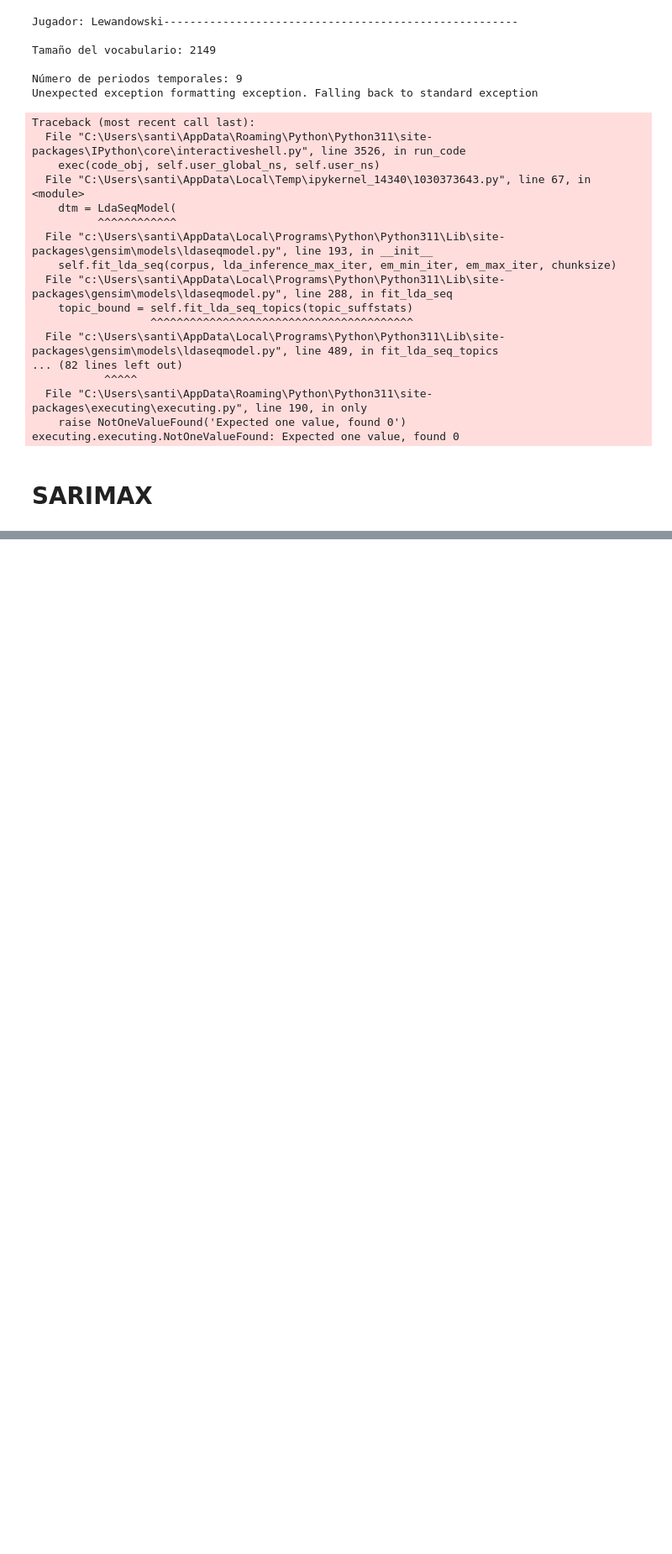
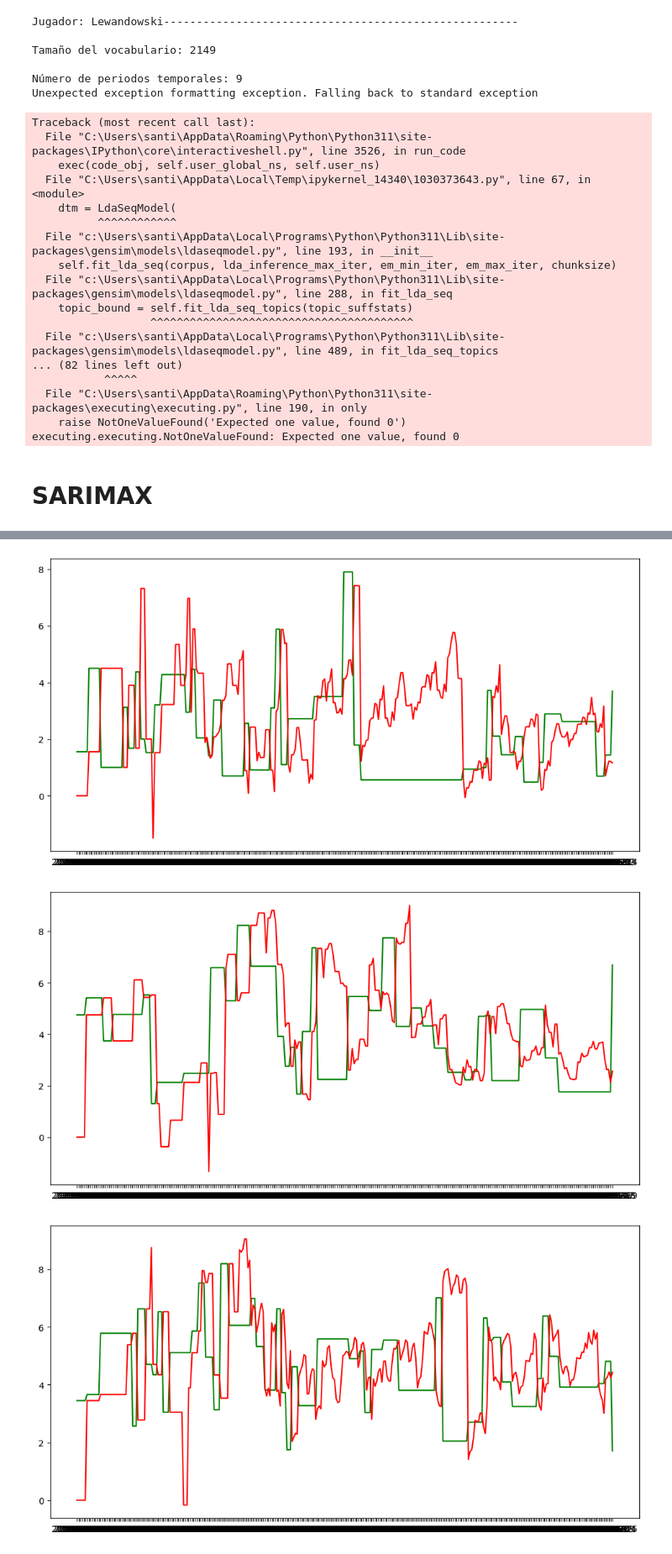
Before and after one commit to Santiagodiz/PlayerPulse, a Jupyter notebook: data/sarimax.ipynb, the cells around one changed output, grey strips where cells are left out. Shown at 84% size. Cells and saved outputs as stored; diff of their text form; code cells hidden in the pictures; blank space fills up the shorter version.

```diff
--- a/data/sarimax.ipynb
+++ b/data/sarimax.ipynb
@@ -464,0 +352,75 @@ Error cuadrático medio: 9.247807649032165
+# %%
+df = pd.read_csv("processed\data_processed_final.csv")
+
+
+# coger un jugador
+jugadores = df["Player"].unique()
+
+maes = []
+medianas = []
+for jugador in jugadores:
+    df = pd.read_csv("processed\data_processed_final.csv")
+    print(f"---------------------------{jugador}----------------------------")
+    df = df[df["Player"] == jugador]
+
+
+    # Identificar los días de partido: cambio en last_performance
+    df['is_match_day'] = df['last_performance'].diff().ne(0).astype(int)
+
+    # Crear un identificador para cada intervalo
+    df['interval_id'] = df['is_match_day'].cumsum()
+
+    # Crear un identificador para cada intervalo
+    intervals = [group for _, group in df.groupby('interval_id')]
+
+
+    pred_history = [0] * len(intervals[0])
+
+    # Entrenamiento y predicción por intervalos
+    for i in range(1, len(intervals)):
+        # Crear datos de entrenamiento (intervalos hasta n-1)
+        train_intervals = pd.concat(intervals[:i], ignore_index=True)
+
+        y_train = train_intervals['last_performance'].to_list()
+        #print(len(y_train))
+        exog_train = train_intervals['Sentimientos_acumulado'].to_list()
+        #print(len(exog_train))
+
+
+        len_to_predict = len(intervals[i])
+        #print(len_to_predict)
+        last_exog = exog_train[-1]
+        # hacer una lista de longitud len_to_predict con el último valor de exog_train
+        train_exog = [last_exog] * len_to_predict
+
+        model = SARIMAX(y_train, exog=exog_train, order=(1, 1, 1), seasonal_order=(1, 1, 1, 30))
+        model_fit = model.fit()
+
+        # Hacer predicciones
+        y_pred = model_fit.forecast(steps=len_to_predict, exog=train_exog)
+
+        # Guardar las predicciones
+        pred_history.extend(y_pred)
+
+
+    plt.figure(figsize=(12, 6))
+    plt.plot(df['Fecha'], df['last_performance'], label='Real', color='green')
+    plt.plot(df['Fecha'], pred_history, label='Predicción', color='red')
+
+        # calcular el error cogiendo el dato real de un dia de partido con el ultimo dato predicho antes del siguiente partido
+    real = df['last_performance'].to_list()
+
+    errores = []
+
+    print(len(real), len(pred_history))
+
+    for i in range(len(real)-1):
+        if real[i+1] != real[i]:
+            errores.append(abs(real[i+1]-pred_history[i+1]))
+
+
+    print(f"Error medio: {np.mean(errores)}")
+    print(f"Mediana de errores: {np.median(errores)}")
+    maes.append(np.mean(errores))
+    medianas.append(np.median(errores))
+# %% [output]
@@ -464,0 +444,3 @@ Error cuadrático medio: 9.247807649032165
+[figure, added]
+[figure, added]
+[figure, added]
```
Also changed, not shown: parts of 5 cells of this notebook.
